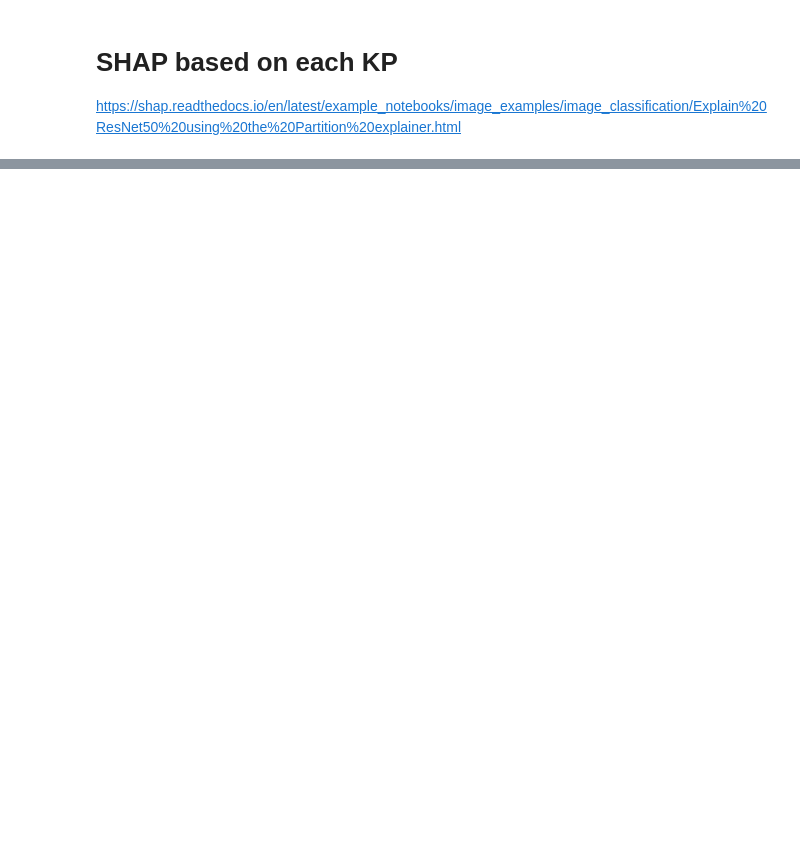
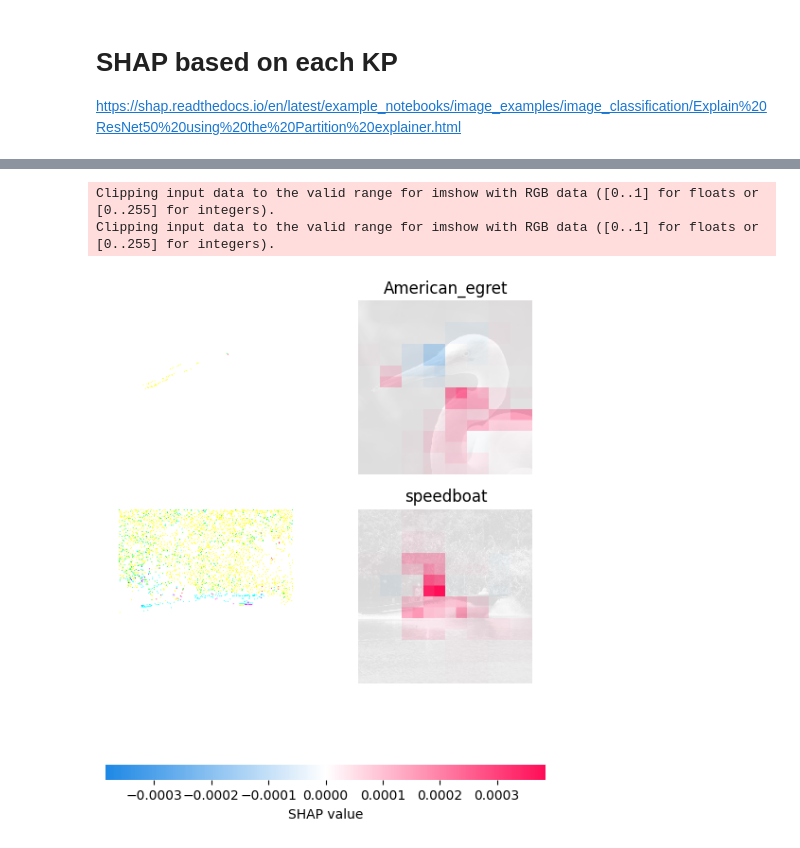
Before and after one commit to AnnaStuckert/ViT_facemap, a Jupyter notebook: ResNet50/Execution_notebook.ipynb, the cells around one changed output, grey strips where cells are left out. Cells and saved outputs as stored; diff of their text form; code cells hidden in the pictures; blank space fills up the shorter version.

```diff
--- a/ResNet50/Execution_notebook.ipynb
+++ b/ResNet50/Execution_notebook.ipynb
@@ -540,0 +607,31 @@ for i in range(12):  # Loop through each key point
+# %%
+# start over
+
+from tensorflow.keras.applications.resnet50 import ResNet50, preprocess_input
+import json
+import shap
+import tensorflow as tf
+
+# load pre-trained model and choose two images to explain
+model = ResNet50(weights='imagenet')
+def f(X):
+    tmp = X.copy()
+    preprocess_input(tmp)
+    return model(tmp)
+X, y = shap.datasets.imagenet50()
+
+# load the ImageNet class names as a vectorized mapping function from ids to names
+url = "https://s3.amazonaws.com/deep-learning-models/image-models/imagenet_class_index.json"
+with open(shap.datasets.cache(url)) as file:
+    class_names = [v[1] for v in json.load(file).values()]
+
+# define a masker that is used to mask out partitions of the input image, this one uses a blurred background
+masker = shap.maskers.Image("inpaint_telea", X[0].shape)
+
+# By default the Partition explainer is used for all  partition explainer
+explainer = shap.Explainer(f, masker, output_names=class_names)
+
+# here we use 500 evaluations of the underlying model to estimate the SHAP values
+shap_values = explainer(X[1:3], max_evals=500, batch_size=50, outputs=shap.Explanation.argsort.flip[:1])
+shap.image_plot(shap_values)
+# %% [output]
@@ -540,0 +641,3 @@ for i in range(12):  # Loop through each key point
+Clipping input data to the valid range for imshow with RGB data ([0..1] for floats or [0..255] for integers).
+Clipping input data to the valid range for imshow with RGB data ([0..1] for floats or [0..255] for integers).
+[figure, added]
```
Also changed, not shown: parts of 10 cells of this notebook, 6 other files.
